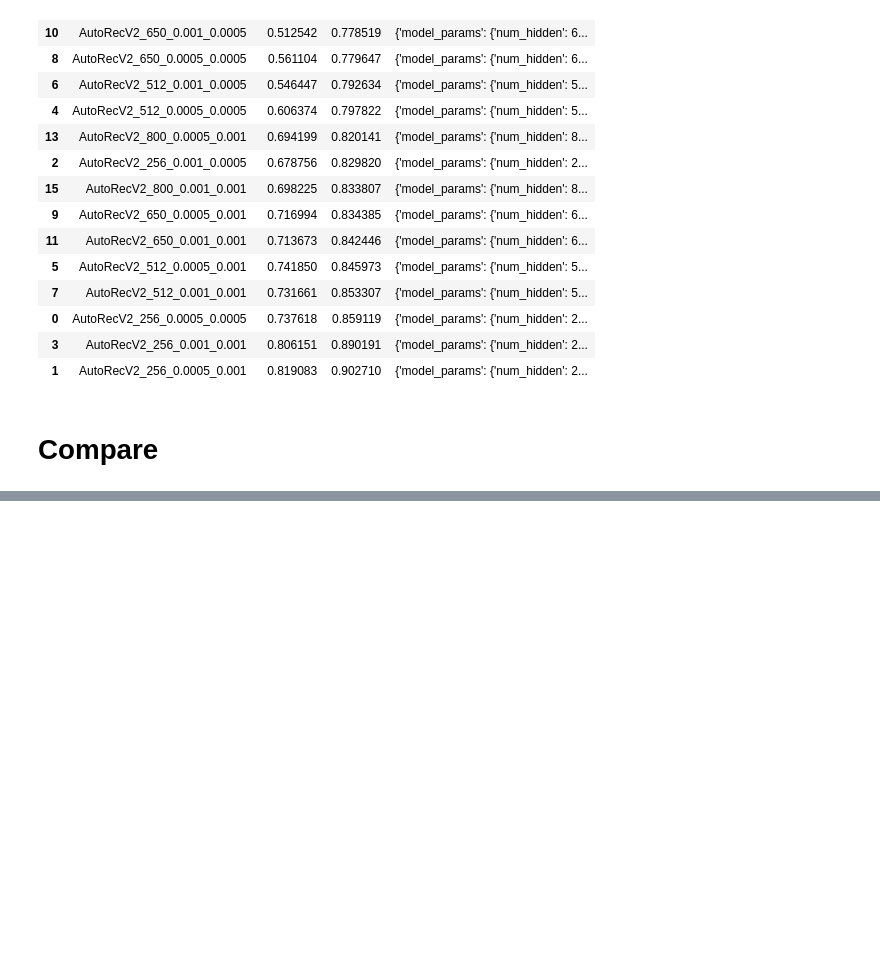
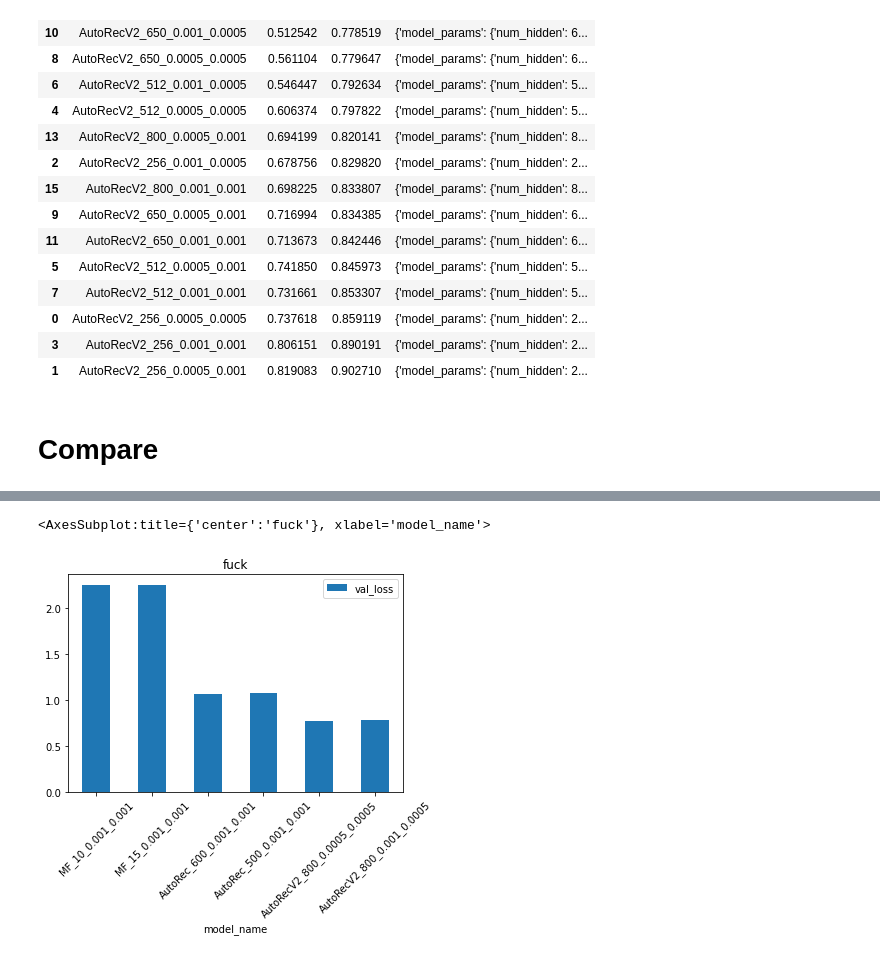
Before and after one commit to freddd1/AutoRec, a Jupyter notebook: driver.ipynb, the cells around one changed output, grey strips where cells are left out. Drawn from its saved outputs; the diff is of its cells as text; code cells hidden in the pictures; blank space fills up the shorter version.

```diff
--- a/driver.ipynb
+++ b/driver.ipynb
@@ -350,0 +355,5 @@ best_df.sort_values(by='val_loss')
+# %%
+best_df.plot.bar(x='model_name', y='val_loss', rot=45, **{'title':'fuck'})
+# %% [output]
+<AxesSubplot:title={'center':'fuck'}, xlabel='model_name'>
+[figure, added]
```
Also changed, not shown: parts of 10 cells of this notebook, 56 other files.
